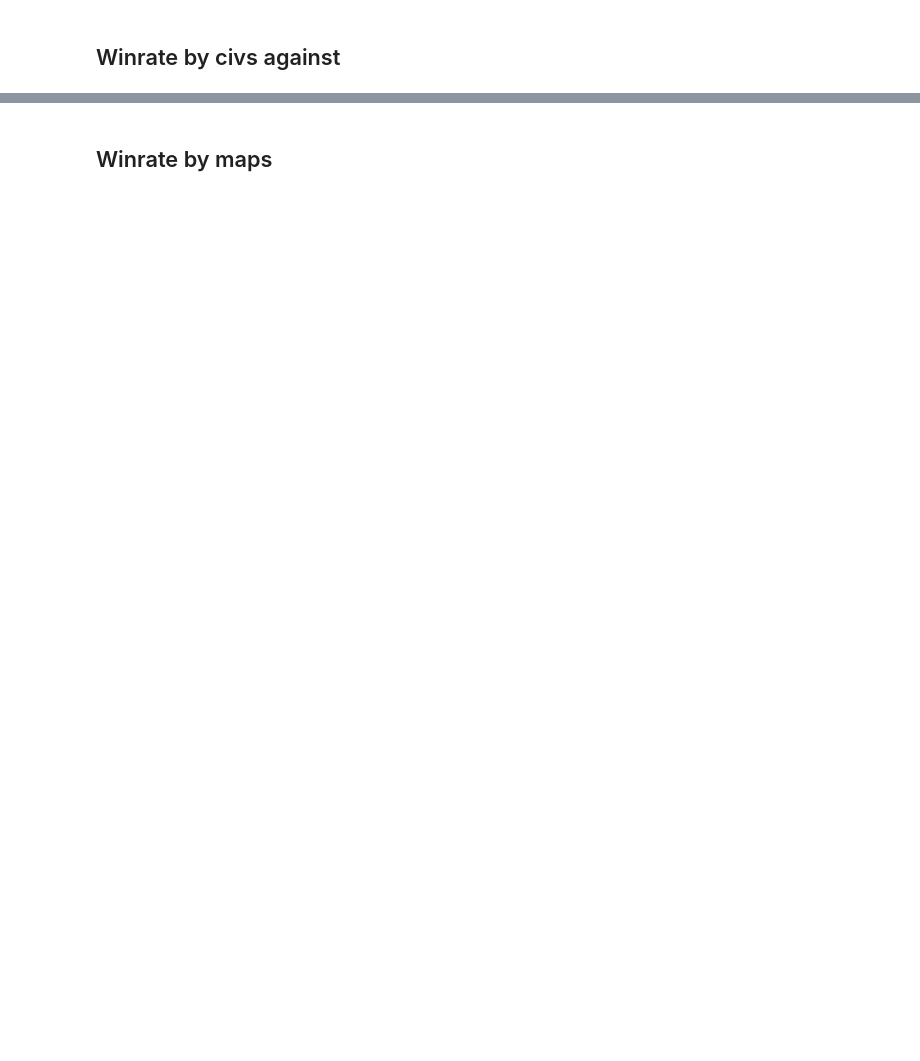
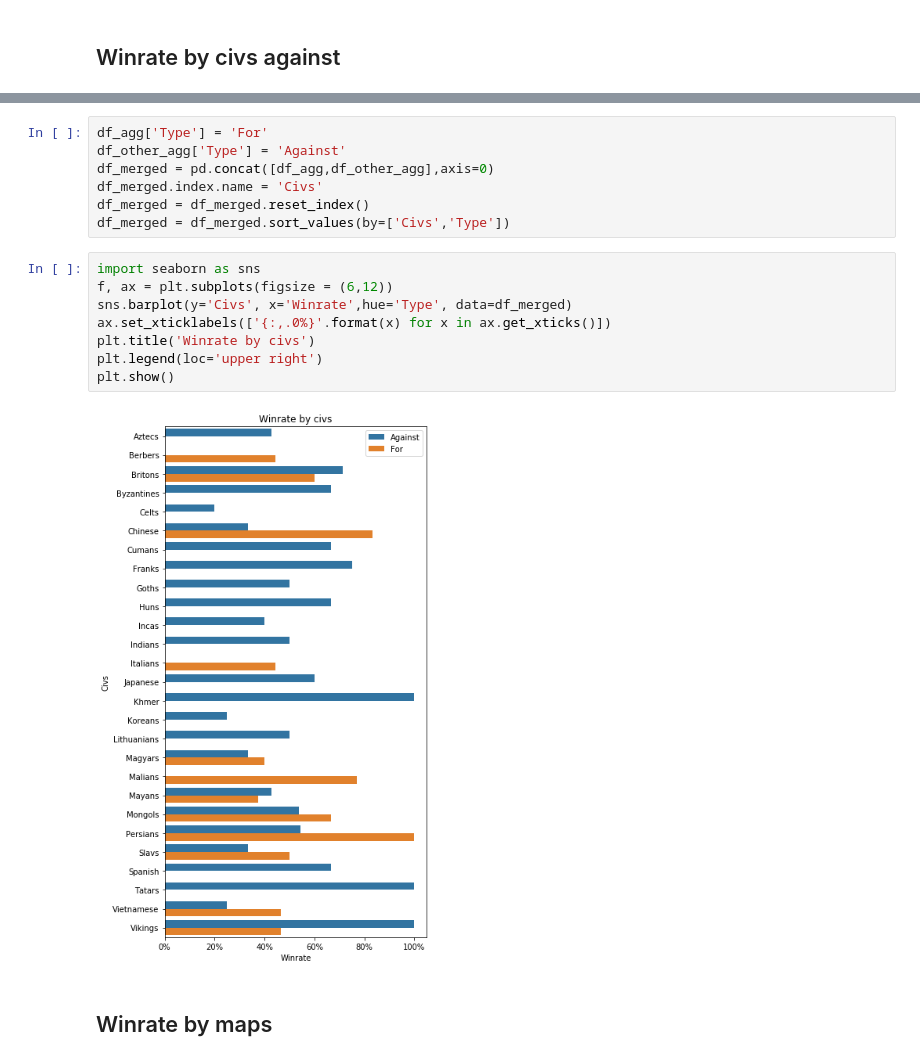
Before and after one commit to sagau59/Aoe2-stats, a Jupyter notebook: Age of Empires 2 player stats.ipynb, the cells around one changed output, grey strips where cells are left out. Drawn from its saved outputs; the diff is of its cells as text; blank space fills up the shorter version.

```diff
--- a/Age of Empires 2 player stats.ipynb
+++ b/Age of Empires 2 player stats.ipynb
@@ -114,3 +127,20 @@ df_other_agg.sort_values(by='Counted games',ascending=False)
+# %%
+df_agg['Type'] = 'For'
+df_other_agg['Type'] = 'Against'
+df_merged = pd.concat([df_agg,df_other_agg],axis=0)
+df_merged.index.name = 'Civs'
+df_merged = df_merged.reset_index()
+df_merged = df_merged.sort_values(by=['Civs','Type'])
+# %%
+import seaborn as sns
+f, ax = plt.subplots(figsize = (6,12))
+sns.barplot(y='Civs', x='Winrate',hue='Type', data=df_merged)
+ax.set_xticklabels(['{:,.0%}'.format(x) for x in ax.get_xticks()])
+plt.title('Winrate by civs')
+plt.legend(loc='upper right')
+plt.show()
+# %% [output]
+[figure, added]
 # %% [markdown]
 ## Winrate by maps
 # %%
```
Also changed, not shown: parts of 5 cells of this notebook.
